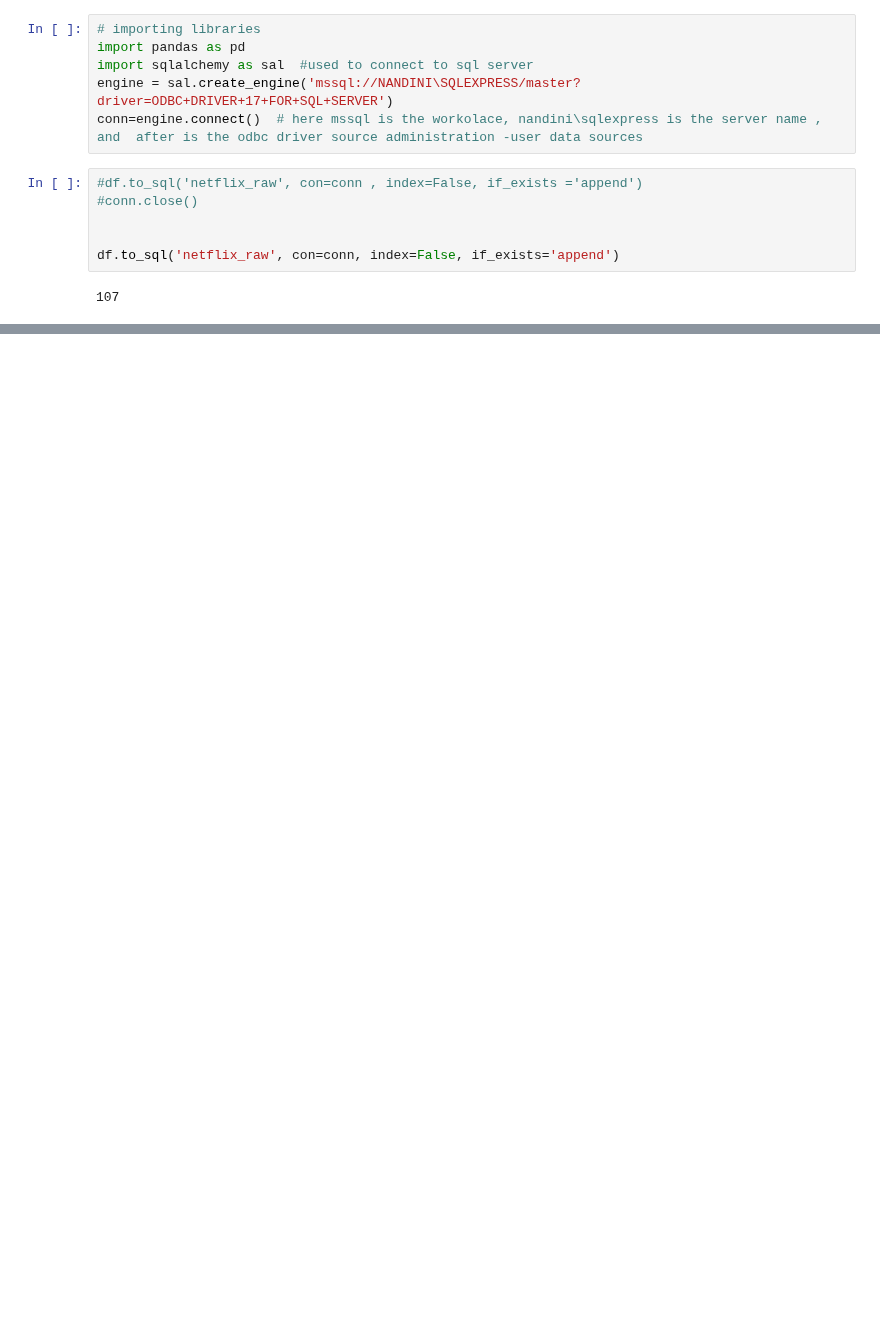
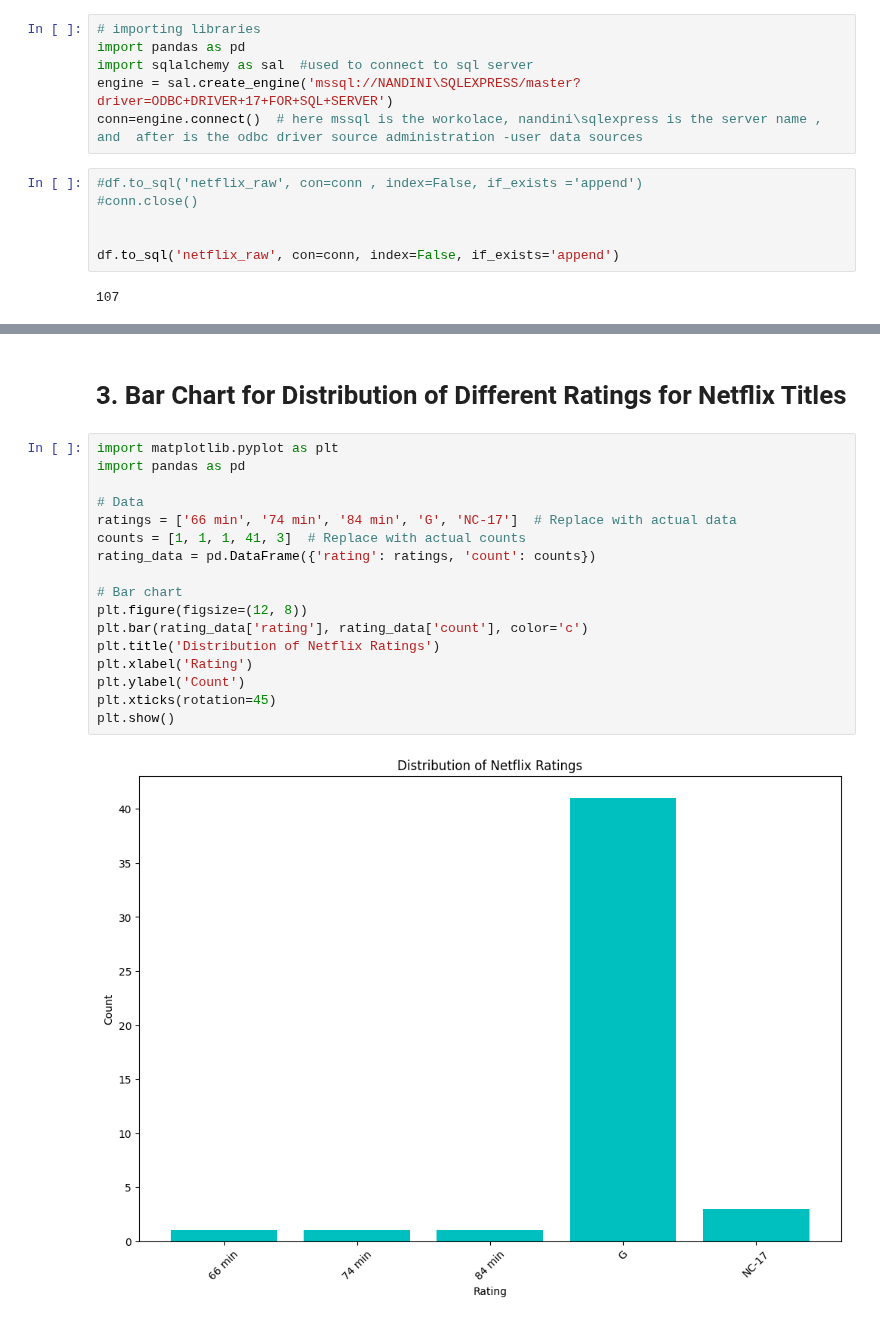
Before and after one commit to Nandini-1423/Python-Sql-netflix_data_analysis-, a Jupyter notebook: netflix_data_cleaning_analysis-main/data _connection & cleaning .ipynb, the cells around one changed output, grey strips where cells are left out. Drawn from its saved outputs; the diff is of its cells as text; blank space fills up the shorter version.

```diff
--- a/netflix_data_cleaning_analysis-main/data _connection & cleaning .ipynb
+++ b/netflix_data_cleaning_analysis-main/data _connection & cleaning .ipynb
@@ -67,0 +131,21 @@ dtype: int64
+# %% [markdown]
+# 3. Bar Chart for Distribution of Different Ratings for Netflix Titles
+# %%
+import matplotlib.pyplot as plt
+import pandas as pd
+
+# Data
+ratings = ['66 min', '74 min', '84 min', 'G', 'NC-17']  # Replace with actual data
+counts = [1, 1, 1, 41, 3]  # Replace with actual counts
+rating_data = pd.DataFrame({'rating': ratings, 'count': counts})
+
+# Bar chart
+plt.figure(figsize=(12, 8))
+plt.bar(rating_data['rating'], rating_data['count'], color='c')
+plt.title('Distribution of Netflix Ratings')
+plt.xlabel('Rating')
+plt.ylabel('Count')
+plt.xticks(rotation=45)
+plt.show()
+# %% [output]
+[figure, added]
```
Also changed, not shown: parts of 13 cells of this notebook.
